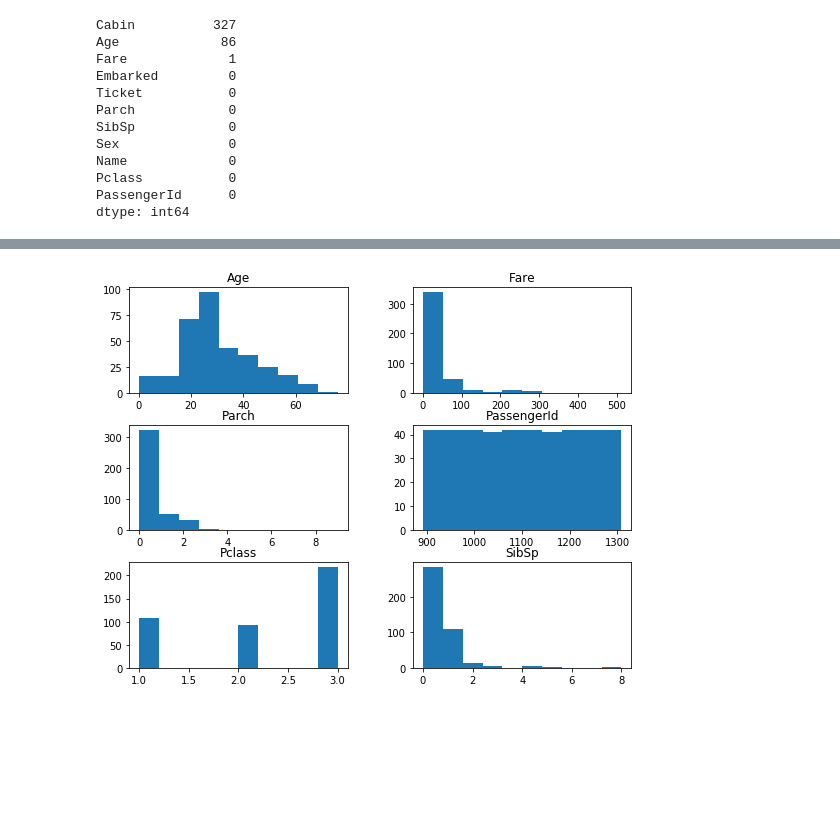
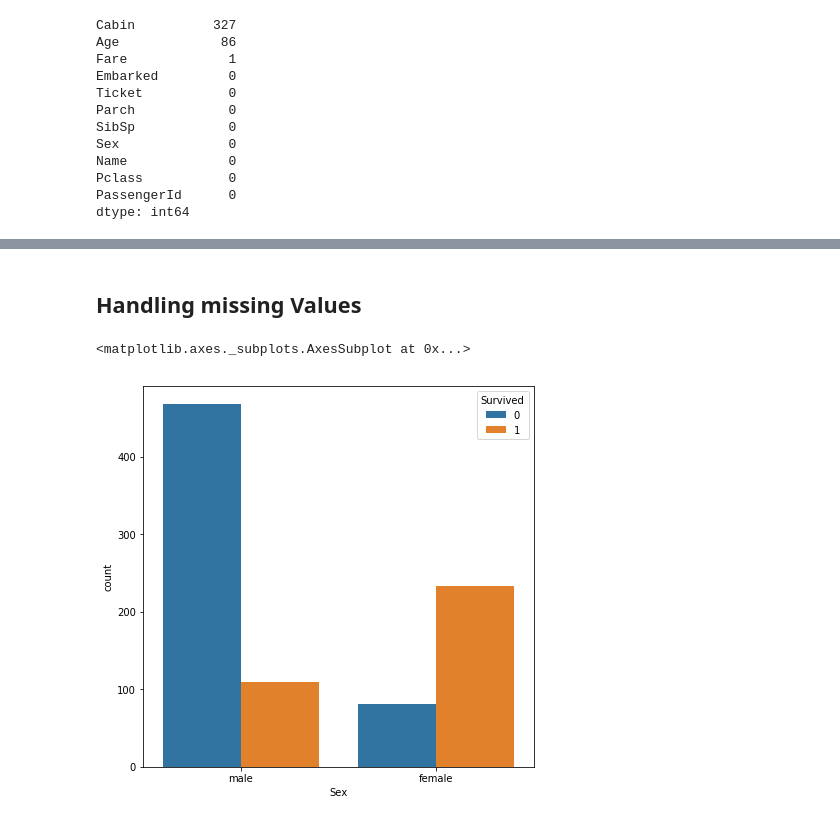
Before and after one commit to dgangwar/Machine-Learning-Exercises, a Jupyter notebook: TitanicClassification/Titanic Disaster Classification.ipynb, the cells around one changed output, grey strips where cells are left out. Drawn from its saved outputs; the diff is of its cells as text; code cells hidden in the pictures; blank space fills up the shorter version.

```diff
--- a/TitanicClassification/Titanic Disaster Classification.ipynb
+++ b/TitanicClassification/Titanic Disaster Classification.ipynb
@@ -55,4 +59,13 @@ train_df.hist(bins=10,figsize=(9,7),grid=False);
-# %%
-test_df.hist(bins=10,figsize=(9,7),grid=False);
-# %% [output]
-[figure, removed]
+# %% [markdown]
+## Handling missing Values
+# %%
+
+train_df[train_df['Embarked'].isnull()]
+
+train_df["Embarked"] = train_df.fillna(train_df["Embarked"].mode()[0])
+# %%
+plt.figure(figsize=(7,7))
+sns.countplot(data=train_df,x='Sex',hue='Survived')
+# %% [output]
+<matplotlib.axes._subplots.AxesSubplot at 0x...>
+[figure, added]
```
Also changed, not shown: parts of 5 cells of this notebook.
